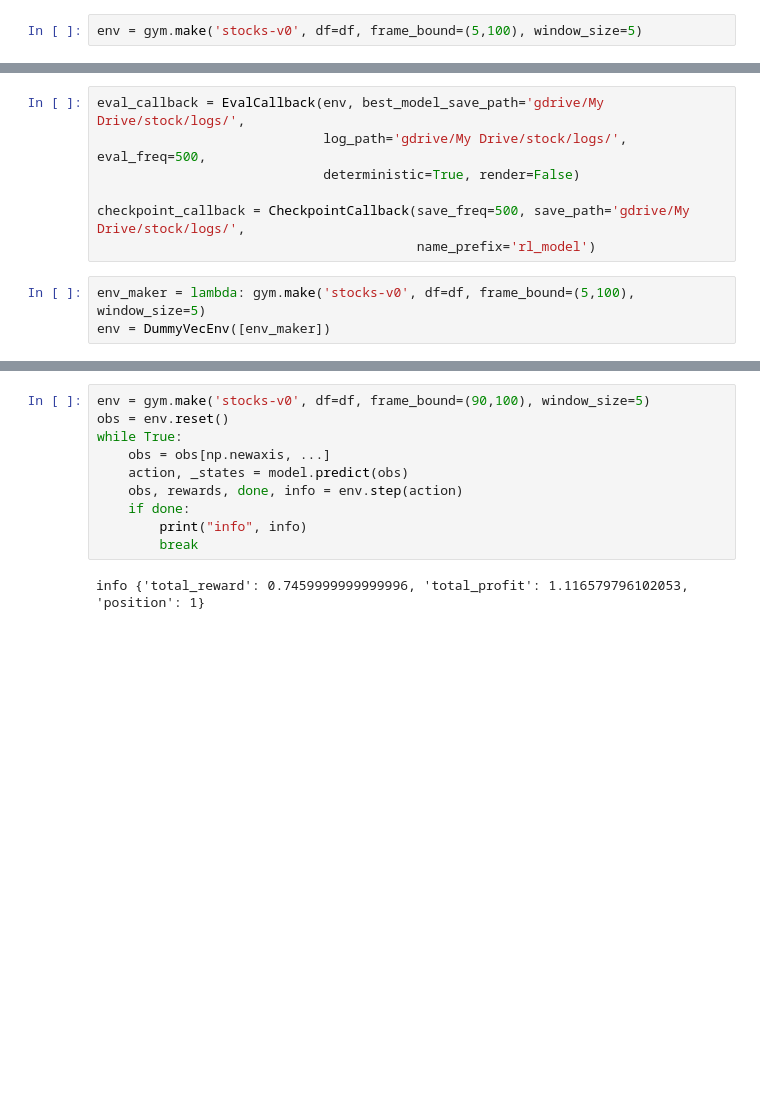
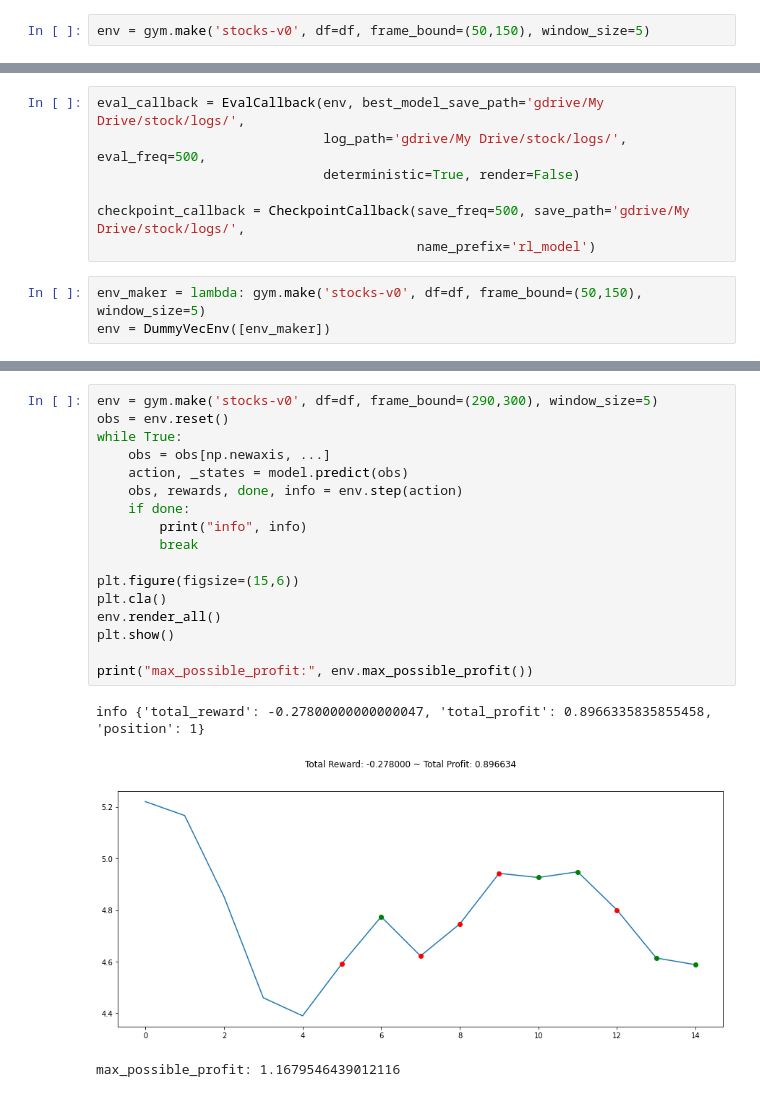
Before and after one commit to brandonanhorn/projects, a Jupyter notebook: RL_trading/RL_trading_TSLA.ipynb, the cells around one changed output, grey strips where cells are left out. Cells and saved outputs as stored; diff of their text form; blank space fills up the shorter version.

Commit message:
added some more plots

```diff
--- a/RL_trading/RL_trading_TSLA.ipynb
+++ b/RL_trading/RL_trading_TSLA.ipynb
@@ -97,7 +97,7 @@ df
 # %%
 ## Random Action
 # %%
-env = gym.make('stocks-v0', df=df, frame_bound=(5,100), window_size=5)
+env = gym.make('stocks-v0', df=df, frame_bound=(50,150), window_size=5)
 # %%
 env.action_space
 # %% [output]
@@ -128,7 +131,7 @@ eval_callback = EvalCallback(env, best_model_save_path='gdrive/My Drive/stock/lo
 checkpoint_callback = CheckpointCallback(save_freq=500, save_path='gdrive/My Drive/stock/logs/',
                                          name_prefix='rl_model')
 # %%
-env_maker = lambda: gym.make('stocks-v0', df=df, frame_bound=(5,100), window_size=5)
+env_maker = lambda: gym.make('stocks-v0', df=df, frame_bound=(50,150), window_size=5)
 env = DummyVecEnv([env_maker])
 # %%
 model = A2C('MlpLstmPolicy', env, verbose=1)
@@ -153,14 +156,23 @@ WARNING:tensorflow:From /usr/local/lib/python3.7/dist-packages/tensorflow_core/p
 ---------------------------------
 <stable_baselines.a2c.a2c.A2C at 0x...>
 # %%
-env = gym.make('stocks-v0', df=df, frame_bound=(90,100), window_size=5)
+env = gym.make('stocks-v0', df=df, frame_bound=(290,300), window_size=5)
 obs = env.reset()
 while True:
     obs = obs[np.newaxis, ...]
     action, _states = model.predict(obs)
     obs, rewards, done, info = env.step(action)
     if done:
         print("info", info)
         break
+
+plt.figure(figsize=(15,6))
+plt.cla()
+env.render_all()
+plt.show()
+
+print("max_possible_profit:", env.max_possible_profit())
 # %% [output]
-info {'total_reward': 0.7459999999999996, 'total_profit': 1.116579796102053, 'position': 1}
+info {'total_reward': -0.27800000000000047, 'total_profit': 0.8966335835855458, 'position': 1}
+[figure, added]
+max_possible_profit: 1.1679546439012116
```
Also changed, not shown: parts of 6 cells of this notebook.
